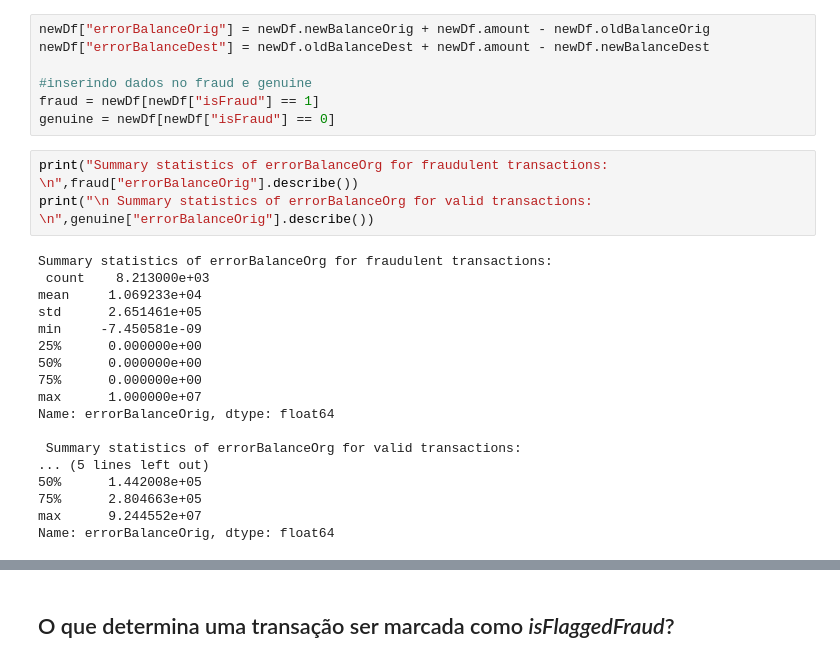
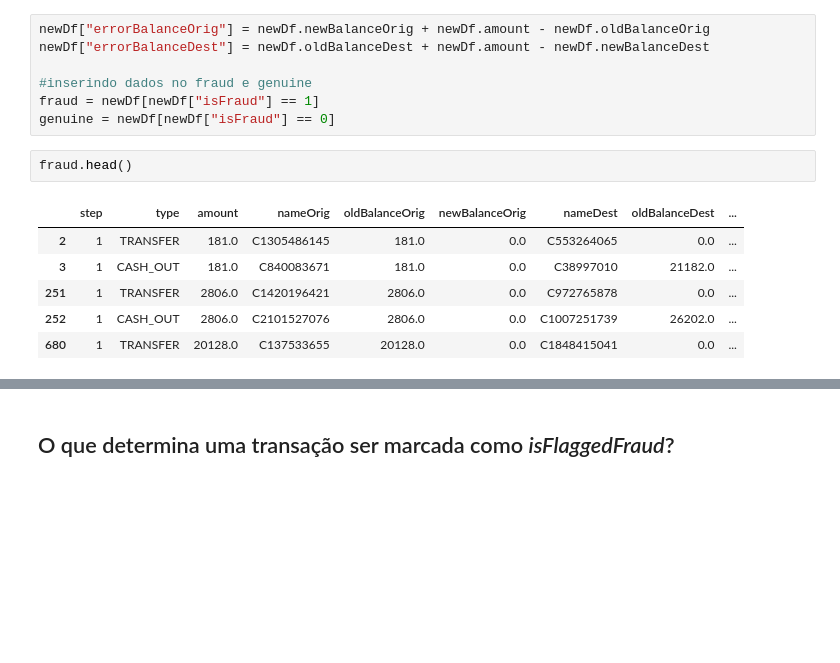
Before and after one commit to victormazevedo/predict-financial-fraud, a Jupyter notebook: Predict_Financial_Fraud.ipynb, the cells around one changed output, grey strips where cells are left out. Saved outputs shown, nothing was run; the diff lists cells and outputs as text; blank space fills up the shorter version.

```diff
--- a/Predict_Financial_Fraud.ipynb
+++ b/Predict_Financial_Fraud.ipynb
@@ -245,24 +245,12 @@ newDf["errorBalanceDest"] = newDf.oldBalanceDest + newDf.amount - newDf.newBalan
 #inserindo dados no fraud e genuine
 fraud = newDf[newDf["isFraud"] == 1]
 genuine = newDf[newDf["isFraud"] == 0]
-# %%
-print("Summary statistics of errorBalanceOrg for fraudulent transactions: \n",fraud["errorBalanceOrig"].describe())
-print("\n Summary statistics of errorBalanceOrg for valid transactions: \n",genuine["errorBalanceOrig"].describe())
-# %% [output]
-Summary statistics of errorBalanceOrg for fraudulent transactions:
- count    8.213000e+03
-mean     1.069233e+04
-std      2.651461e+05
-min     -7.450581e-09
-25%      0.000000e+00
-50%      0.000000e+00
-75%      0.000000e+00
-max      1.000000e+07
-Name: errorBalanceOrig, dtype: float64
-
- Summary statistics of errorBalanceOrg for valid transactions:
-... (5 lines left out)
-50%      1.442008e+05
-75%      2.804663e+05
-max      9.244552e+07
-Name: errorBalanceOrig, dtype: float64
+# %%
+fraud.head()
+# %% [output]
+|  | step | type | amount | nameOrig | oldBalanceOrig | newBalanceOrig | nameDest | oldBalanceDest | ... |
+| 2 | 1 | TRANSFER | 181.0 | C1305486145 | 181.0 | 0.0 | C553264065 | 0.0 | ... |
+| 3 | 1 | CASH_OUT | 181.0 | C840083671 | 181.0 | 0.0 | C38997010 | 21182.0 | ... |
+| 251 | 1 | TRANSFER | 2806.0 | C1420196421 | 2806.0 | 0.0 | C972765878 | 0.0 | ... |
+| 252 | 1 | CASH_OUT | 2806.0 | C2101527076 | 2806.0 | 0.0 | C1007251739 | 26202.0 | ... |
+| 680 | 1 | TRANSFER | 20128.0 | C137533655 | 20128.0 | 0.0 | C1848415041 | 0.0 | ... |
```
Also changed, not shown: parts of 6 cells of this notebook.
